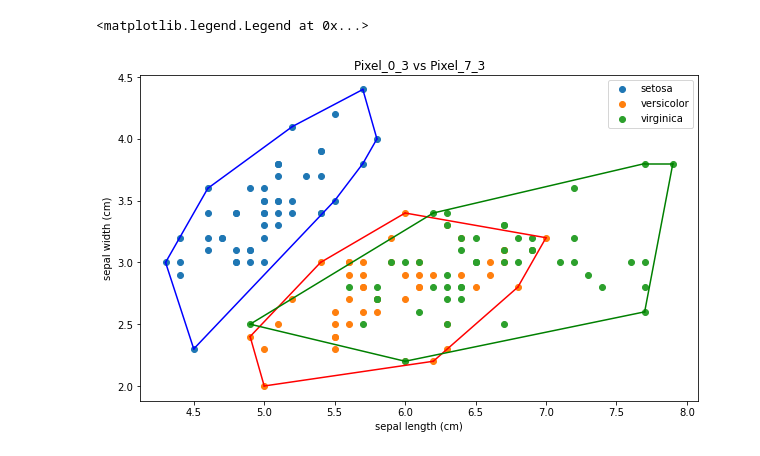
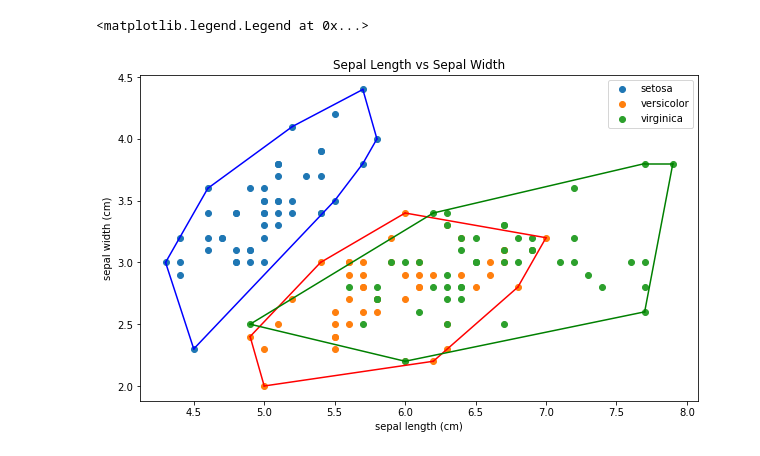
Before and after one commit to gedearyarp/Convex-Hull, a Jupyter notebook: src/visualizer.ipynb, the cells around one changed output. Cells and saved outputs as stored; diff of their text form; code cells hidden in the pictures.

```diff
--- a/src/visualizer.ipynb
+++ b/src/visualizer.ipynb
@@ -10,25 +10,25 @@ df['Target'] = pd.DataFrame(data.target)
 # %%
 #visualisasi hasil ConvexHull
 import matplotlib.pyplot as plt
 from myConvexHull import ConvexHull
 plt.figure(figsize = (10, 6))
 colors = ['b','r','g']
-plt.title('Pixel_0_3 vs Pixel_7_3')
+plt.title('Sepal Length vs Sepal Width')
 plt.xlabel(data.feature_names[0])
 plt.ylabel(data.feature_names[1])
 
 for i in range(len(data.target_names)):
     bucket = df[df['Target'] == i]
     bucket = bucket.iloc[:,[0,1]].values
     cumBucket = []
     for buck in bucket :
         cumBucket.append([buck[0], buck[1]])
     hull = ConvexHull(cumBucket)
     plt.scatter(bucket[:, 0], bucket[:, 1], label=data.target_names[i])
     for simplex in hull:
         plt.plot([cumBucket[simplex[0]][0], cumBucket[simplex[1]][0]],
                 [cumBucket[simplex[0]][1], cumBucket[simplex[1]][1]], colors[i])
 plt.legend()
 # %% [output]
 <matplotlib.legend.Legend at 0x...>
-[figure, old version]
+[figure, new version]
```
